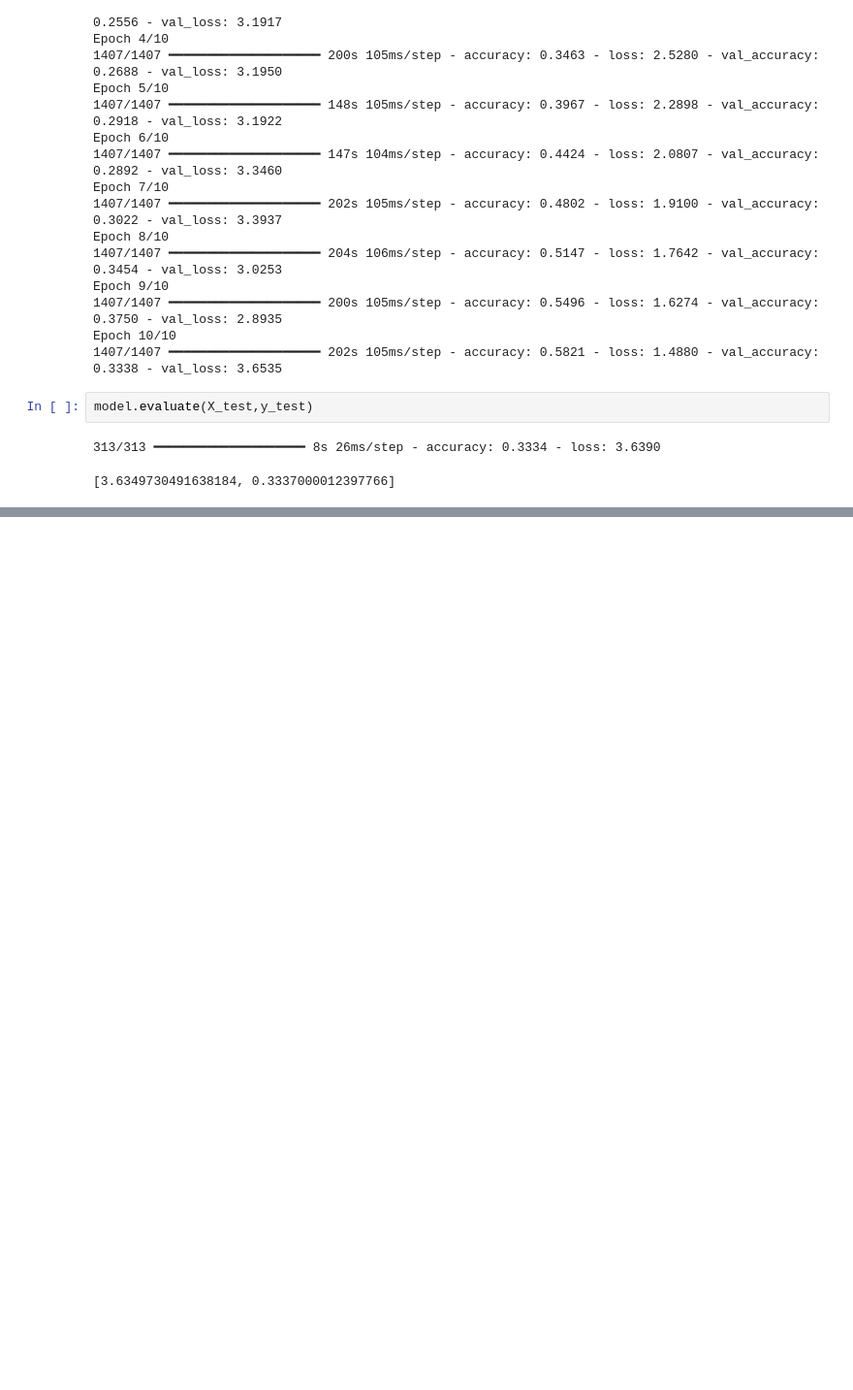
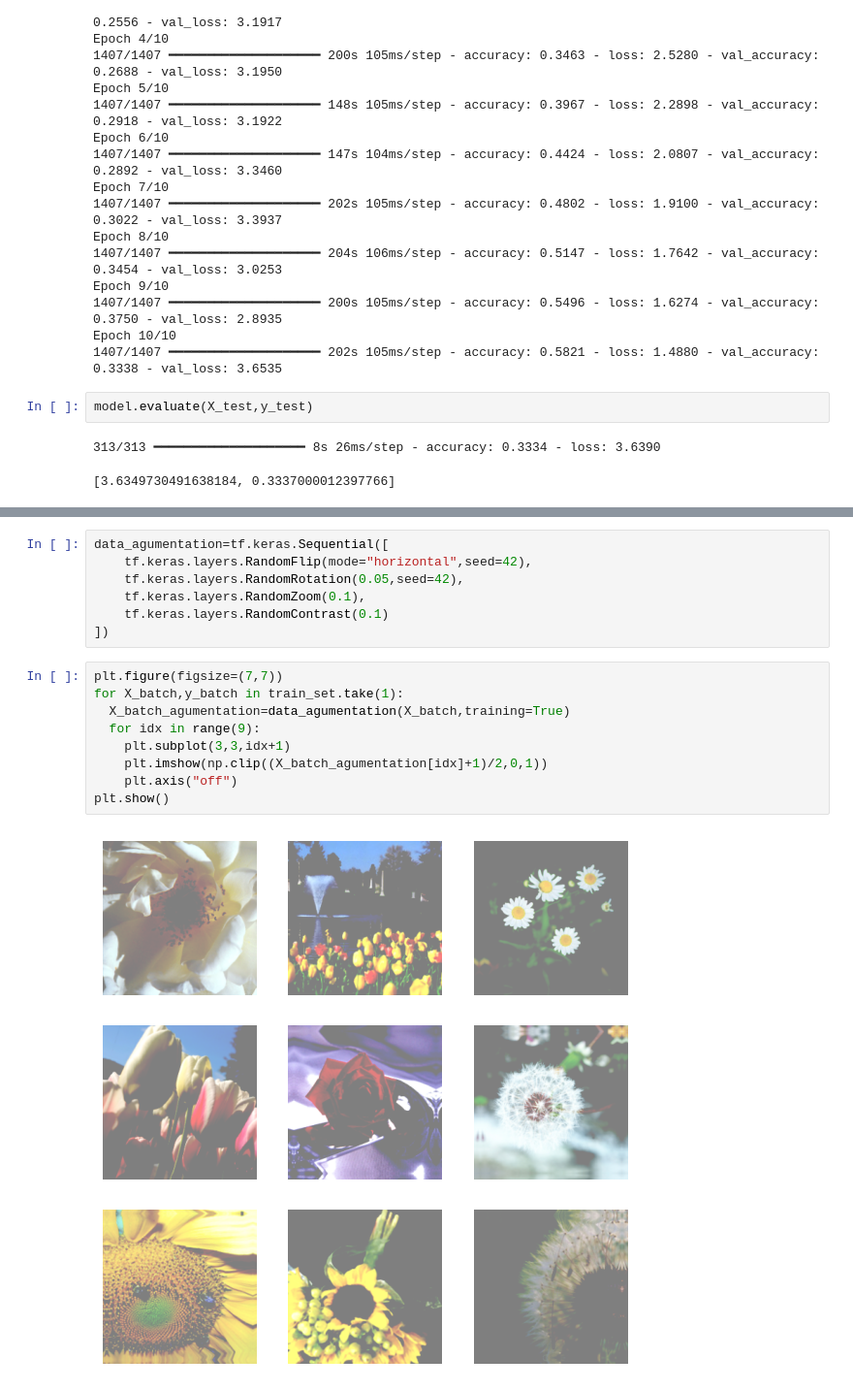
Before and after one commit to ShindeShivam/Machine-Learning, a Jupyter notebook: Neural-Networks-and-Deeplearning/14.Deep-Computer-Vision-using_CNNs/deep_computer_vision_using_cnns.ipynb, the cells around one changed output, grey strips where cells are left out. Shown at 97% size. Saved outputs shown, nothing was run; the diff lists cells and outputs as text; blank space fills up the shorter version.

```diff
--- a/Neural-Networks-and-Deeplearning/14.Deep-Computer-Vision-using_CNNs/deep_computer_vision_using_cnns.ipynb
+++ b/Neural-Networks-and-Deeplearning/14.Deep-Computer-Vision-using_CNNs/deep_computer_vision_using_cnns.ipynb
@@ -531,0 +615,18 @@ model.evaluate(X_test,y_test)
+# %%
+data_agumentation=tf.keras.Sequential([
+    tf.keras.layers.RandomFlip(mode="horizontal",seed=42),
+    tf.keras.layers.RandomRotation(0.05,seed=42),
+    tf.keras.layers.RandomZoom(0.1),
+    tf.keras.layers.RandomContrast(0.1)
+])
+# %%
+plt.figure(figsize=(7,7))
+for X_batch,y_batch in train_set.take(1):
+  X_batch_agumentation=data_agumentation(X_batch,training=True)
+  for idx in range(9):
+    plt.subplot(3,3,idx+1)
+    plt.imshow(np.clip((X_batch_agumentation[idx]+1)/2,0,1))
+    plt.axis("off")
+plt.show()
+# %% [output]
+[figure, added]
```
Also changed, not shown: parts of 29 cells of this notebook.
